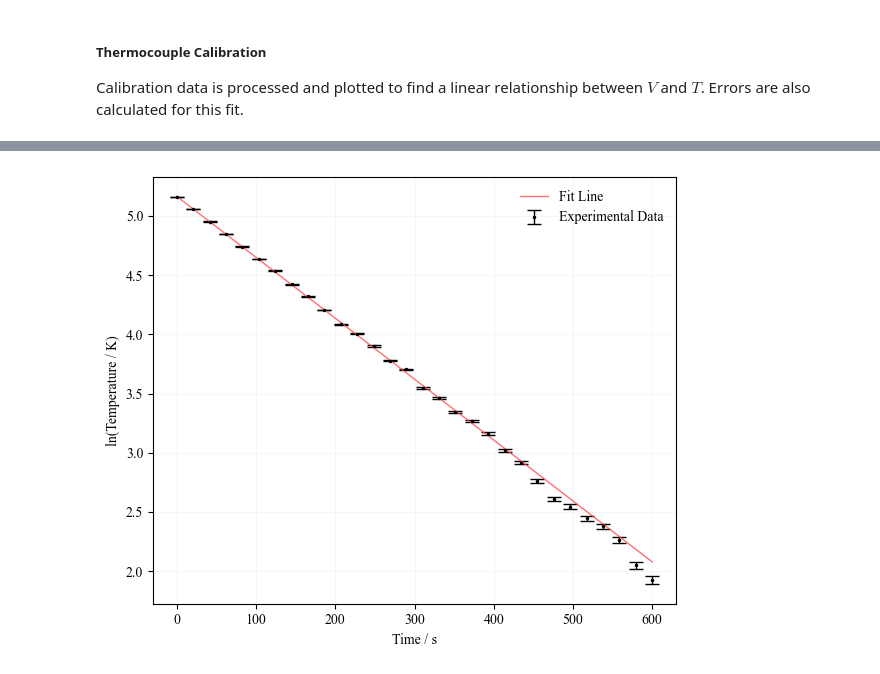
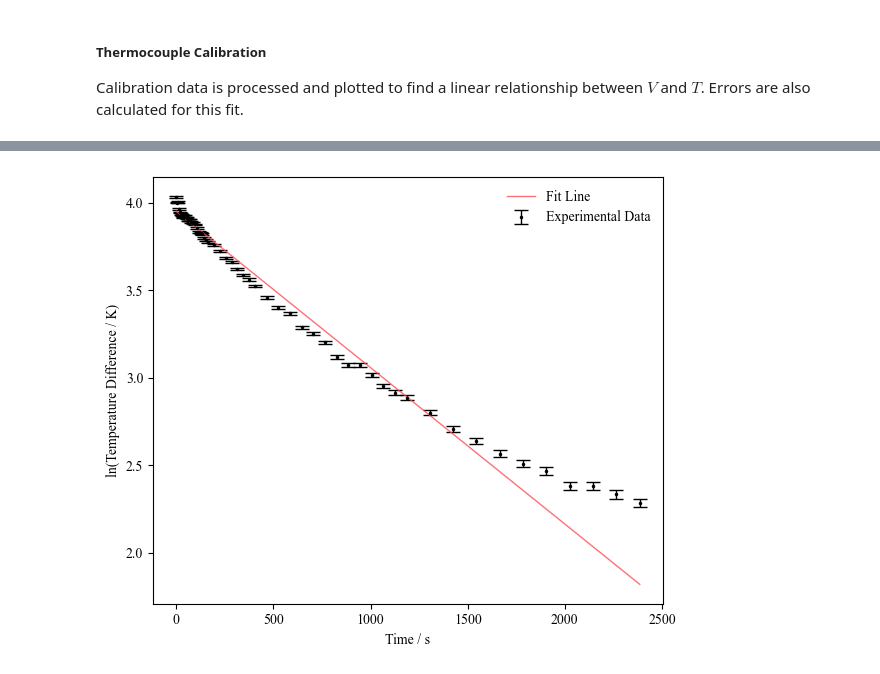
Before and after one commit to isaacbarker/phys10013, a Jupyter notebook: t1_thermocouple-callibration.ipynb, the cells around one changed output, grey strips where cells are left out. Drawn from its saved outputs; the diff is of its cells as text; code cells hidden in the pictures.

```diff
--- a/t1_thermocouple-callibration.ipynb
+++ b/t1_thermocouple-callibration.ipynb
@@ -31,7 +32,8 @@ Calibration data is processed and plotted to find a linear relationship between
 CALIBRATION_DATA_PATH = "thermocouple_calibration.csv"
 DATA_PATH = "thermocouple_cooling.csv"
 VOLTMETER_SENSITIVITY = 0.01 # mV
-EQUILIBRIUM_TEMP = 25 # degrees celscius
+EQUILIBRIUM_TEMP = 22.6 # degrees celscius
+THERMOCOUPLE_DATASHEET_PATH = "type_k_thermocouple_docs.csv"
 # %%
 # load in calibration data
 calibration_data = pd.read_csv(CALIBRATION_DATA_PATH)
@@ -140,0 +149,10 @@ data['ln(theta)_err'] = np.array(temperatures_errs, dtype='float64')
+# %%
+# fit exponential function
+def theta(t, theta_0, beta, A):
+    return A + theta_0 * np.e **(-beta * t)
+
+popt, pcov = curve_fit(theta, data['t'], data['theta'], sigma=data['theta_err'])
+
+errs = np.sqrt(np.diag(pcov))
+
+print(f"β = {popt[1]:.5f}±{errs[1]:.5f} s^-1")
@@ -141,3 +207,30 @@ data['ln(theta)_err'] = np.array(temperatures_errs, dtype='float64')
+# %%
+# convert voltages to values of theta and then apply lns to linearise the expression
+temperatures = []
+temperatures_errs = []
+
+V, b, a, T = sp.symbols('V b a T')
+f = sp.ln(-(((V-b)/a) - T))
+
+for i in range(len(data['V'])):
+    value = data['V'][i]
+    error = data['V_err'][i]
+
+    theta, err = propagate_error_pd(
+        f,
+        {
+            V: (value, error),
+            b: (calibration_coeffs[1], calibration_errs[1]),
+            a: (calibration_coeffs[0], calibration_errs[0]),
+            T: (EQUILIBRIUM_TEMP, 0)
+        }
+    )
+
+    temperatures.append(theta)
+    temperatures_errs.append(err)
+
+data['ln(theta)'] = np.array(temperatures, dtype='float64')
+data['ln(theta)_err'] = np.array(temperatures_errs, dtype='float64')
 # %%
 # perform fit on linear data
 model_coeffs, model_cov = np.polyfit(
@@ -172,34 +265,32 @@ plt.errorbar(
     label='Experimental Data'
 )
 
 # model data
 fine_t = np.linspace(
     min(data['t']),
     max(data['t']),
     10000
 )
 
 plt.plot(
     fine_t,
     np.polyval(model_coeffs, fine_t),
     color='#ff4d55',
     alpha=0.8,
     linewidth=1,
     label='Fit Line'
 )
 
 # style graph
-plt.grid(alpha=0.1)
-
 plt.xlabel("Time / s")
-plt.ylabel("ln(Temperature / K)")
+plt.ylabel("ln(Temperature Difference / K)")
 
 plt.legend(frameon=False, loc='upper right')
 
 plt.tight_layout()
 plt.show()
 
 # save graph
 fig_data.savefig('t1_data.png', dpi=300)
 # %% [output]
-[figure, old version]
+[figure, new version]
```
Also changed, not shown: parts of 11 cells of this notebook.
